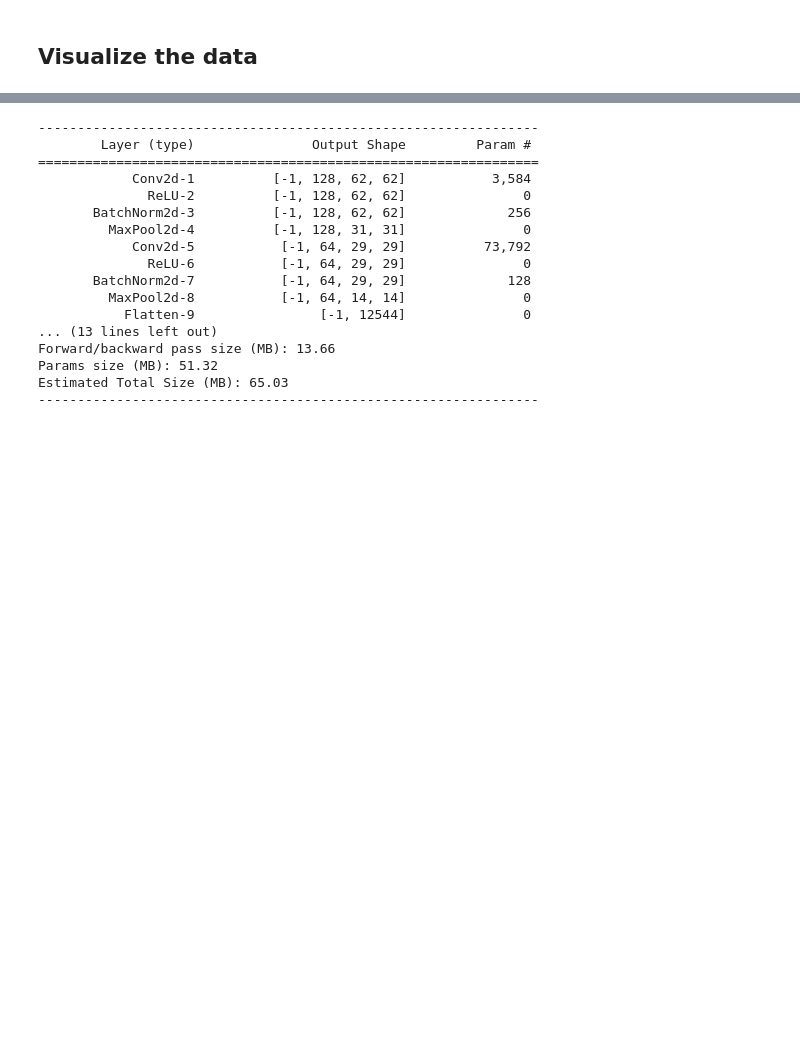
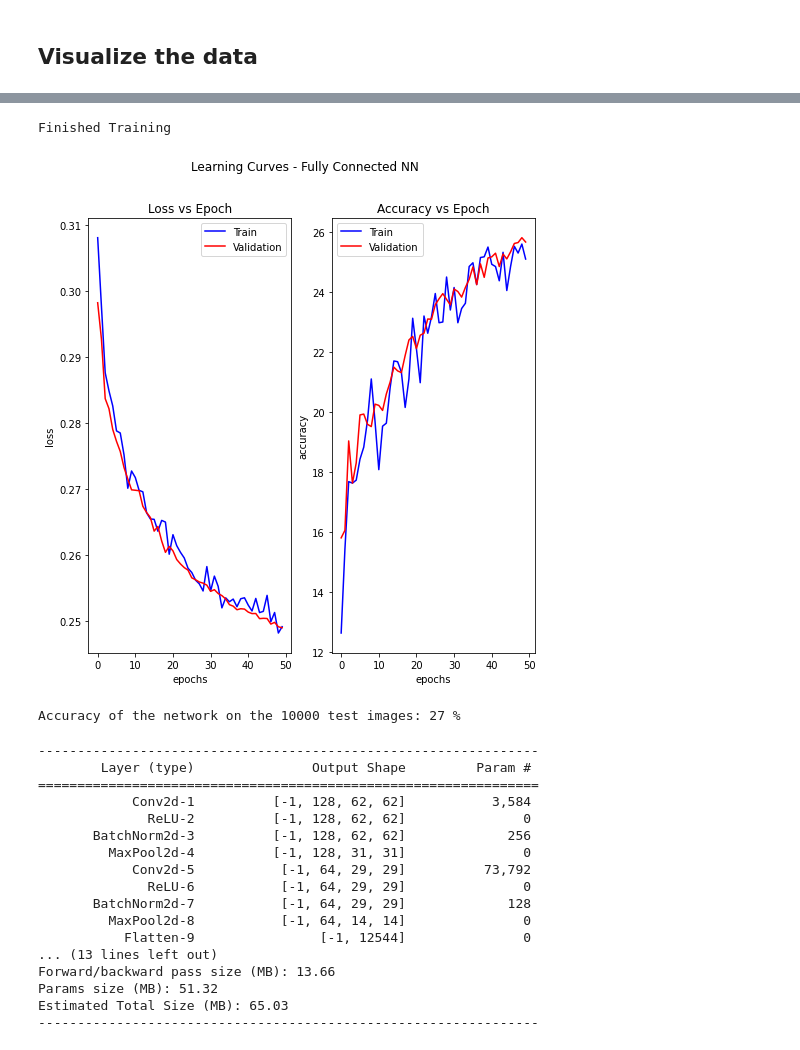
Before and after one commit to moshebeutel/DL_BIU, a Jupyter notebook: ex3/DeepLearningEx3Notebook.ipynb, the cells around one changed output, grey strips where cells are left out. Saved outputs shown, nothing was run; the diff lists cells and outputs as text; code cells hidden in the pictures; blank space fills up the shorter version.

```diff
--- a/ex3/DeepLearningEx3Notebook.ipynb
+++ b/ex3/DeepLearningEx3Notebook.ipynb
@@ -205,12 +268,20 @@ class LogisticRegression(nn.Module):
         super(LogisticRegression, self).__init__()
         self.flatten = nn.Flatten()
         self.linear_relu_stack = nn.Sequential(
-            nn.Linear(cropped_size*cropped_size*num_channels, num_classes)
+            nn.Linear(cropped_size*cropped_size*num_channels, num_classes).to(device)
         )
+        self.num_epochs = 0
+        self.train_loss_list = []
+        self.val_loss_list = []
+        self.train_accuracy = []
+        self.val_accuracy = []
 
     def forward(self, x):
         x = self.flatten(x)
         logits = self.linear_relu_stack(x)
         return logits
+
+    def history(self):
+        return self.train_loss_list, self.val_loss_list, self.train_accuracy, self.val_accuracy, self.num_epochs
 # %%
 net = LogisticRegression().to(device)
@@ -260,15 +319,31 @@ class FullyConnectedNN(nn.Module):
 			nn.BatchNorm1d(512),
 			nn.Dropout(0.5),
             nn.Linear(512, 10)
-        )
+        ).to(device)
+        self.num_epochs = 0
+        self.train_loss_list = []
+        self.val_loss_list = []
+        self.train_accuracy = []
+        self.val_accuracy = []
 
     def forward(self, x):
         x = self.flatten(x)
         logits = self.linear_relu_stack(x)
         return logits
+
+    def history(self):
+        return self.train_loss_list, self.val_loss_list, self.train_accuracy, self.val_accuracy, self.num_epochs
 # %%
 net = FullyConnectedNN().to(device)
 train(net, trainloader)
+show_learning_curve(*net.history(), title="Learning Curves - Fully Connected NN")
+# %% [output]
+Finished Training
+[figure, added]
+# %%
+test(net, testloader)
+# %% [output]
+Accuracy of the network on the 10000 test images: 27 %
 # %%
 class ConvNN(nn.Module):
 	def __init__(self):
```
Also changed, not shown: parts of 21 cells of this notebook, 2 other files.
